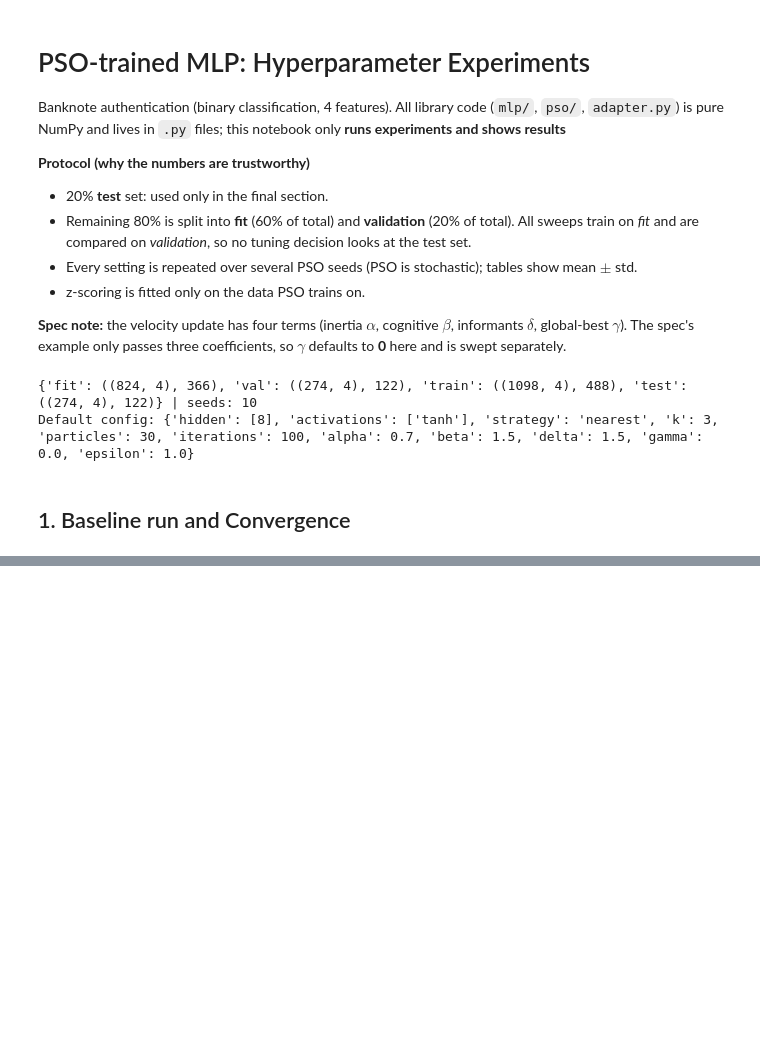
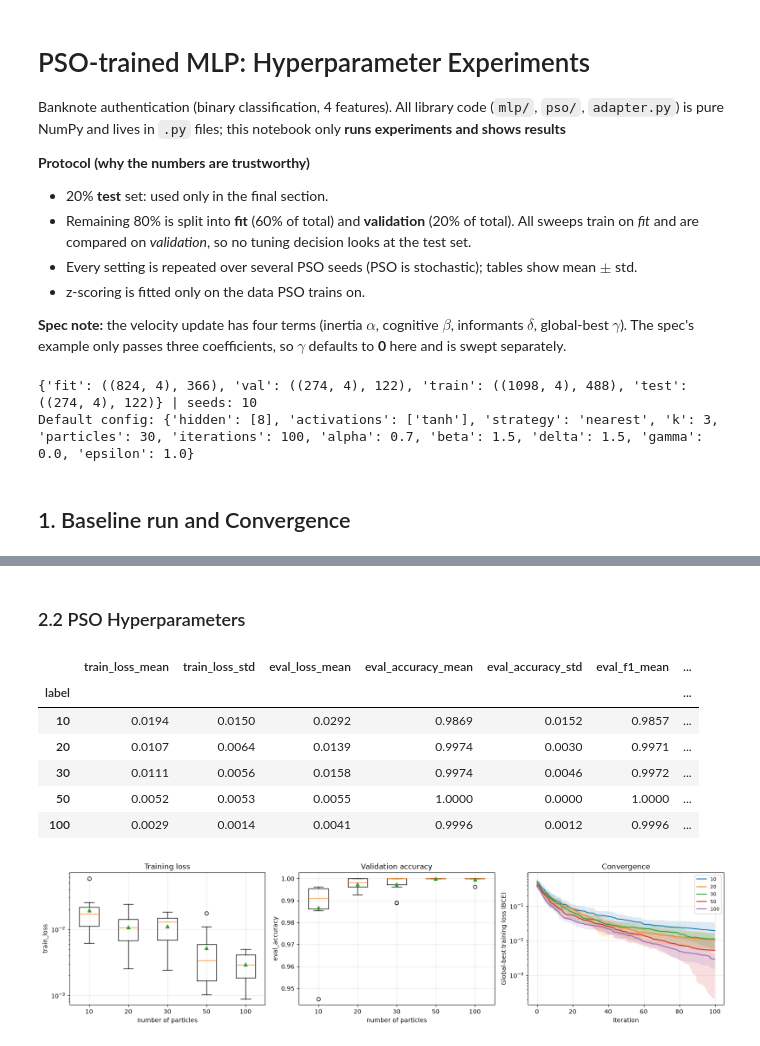
Before and after one commit to shailendragadakari/Implementation-and-Integration-of-MLP-and-PSO-from-Scratch, a Jupyter notebook: experiments.ipynb, the cells around one changed output, grey strips where cells are left out. Drawn from its saved outputs; the diff is of its cells as text; code cells hidden in the pictures; blank space fills up the shorter version.

```diff
--- a/experiments.ipynb
+++ b/experiments.ipynb
@@ -55,0 +103,13 @@ BrokenProcessPool: A process in the process pool was terminated abruptly while t
+# %% [markdown]
+### 2.2 PSO Hyperparameters
+# %%
+sweep("pso_particles", "particles", [10, 20, 30, 50, 100], "number of particles")
+# %% [output]
+|  | train_loss_mean | train_loss_std | eval_loss_mean | eval_accuracy_mean | eval_accuracy_std | eval_f1_mean | ... |
+| label |  |  |  |  |  |  | ... |
+| 10 | 0.0194 | 0.0150 | 0.0292 | 0.9869 | 0.0152 | 0.9857 | ... |
+| 20 | 0.0107 | 0.0064 | 0.0139 | 0.9974 | 0.0030 | 0.9971 | ... |
+| 30 | 0.0111 | 0.0056 | 0.0158 | 0.9974 | 0.0046 | 0.9972 | ... |
+| 50 | 0.0052 | 0.0053 | 0.0055 | 1.0000 | 0.0000 | 1.0000 | ... |
+| 100 | 0.0029 | 0.0014 | 0.0041 | 0.9996 | 0.0012 | 0.9996 | ... |
+[figure, added]
```
Also changed, not shown: parts of 18 cells of this notebook, 13 other files.
